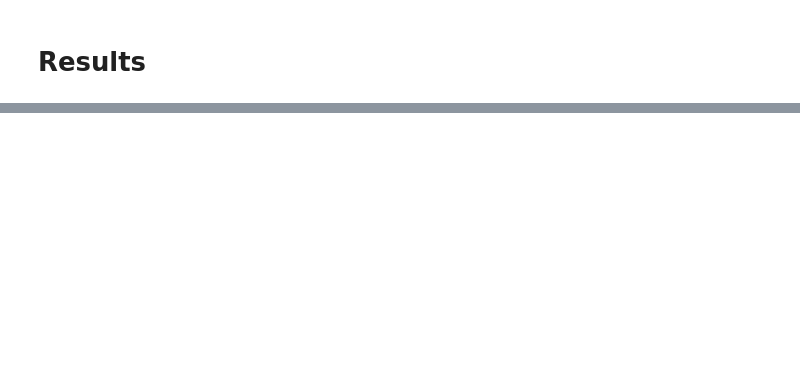
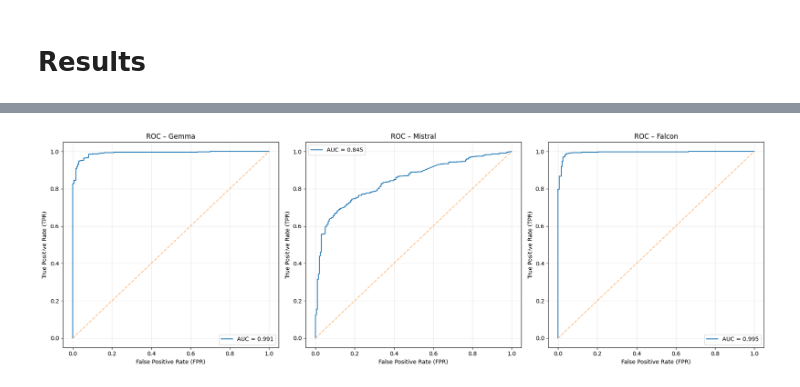
Before and after one commit to Drilly93/MyBynoculars, a Jupyter notebook: results.ipynb, the cells around one changed output, grey strips where cells are left out. Saved outputs shown, nothing was run; the diff lists cells and outputs as text; code cells hidden in the pictures; blank space fills up the shorter version.

Commit message:
Finalisation of results.ipynb

```diff
--- a/results.ipynb
+++ b/results.ipynb
@@ -129,0 +245,37 @@ NameError: name 'df' is not defined
+# %%
+from sklearn.metrics import roc_curve
+from sklearn.metrics import auc
+
+
+def plot_roc_curve_multi_models(all_results, model_names, output_dirs):
+
+    curves = [ all_results[model_name]["curve"]for model_name in all_results]
+    n_models = len(model_names)
+    plt.figure(figsize=(6 * n_models, 6))
+
+    for i, (model_name, output_dir, curve) in enumerate(zip(model_names, output_dirs, curves)):
+
+        # --- Extract FPR / TPR ---
+        fpr = [float(entry["fpr"]) for entry in curve]
+        tpr = [float(entry["tpr"]) for entry in curve]
+
+        roc_auc = auc(fpr, tpr)
+
+        # --- Subplot ---
+        plt.subplot(1, n_models, i + 1)
+        plt.plot(fpr, tpr, label=f"AUC = {roc_auc:.3f}")
+        plt.plot([0, 1], [0, 1], "--", alpha=0.5)
+
+        plt.xlabel("False Positive Rate (FPR)")
+        plt.ylabel("True Positive Rate (TPR)")
+        plt.title(f"ROC – {model_name}")
+        plt.legend()
+        plt.grid(alpha=0.3)
+
+    plt.tight_layout()
+    plt.show()
+
+model_names
+plot_roc_curve_multi_models(all_results, model_names, output_dirs )
+# %% [output]
+[figure, added]
```
Also changed, not shown: parts of 7 cells of this notebook, 3 other files.
